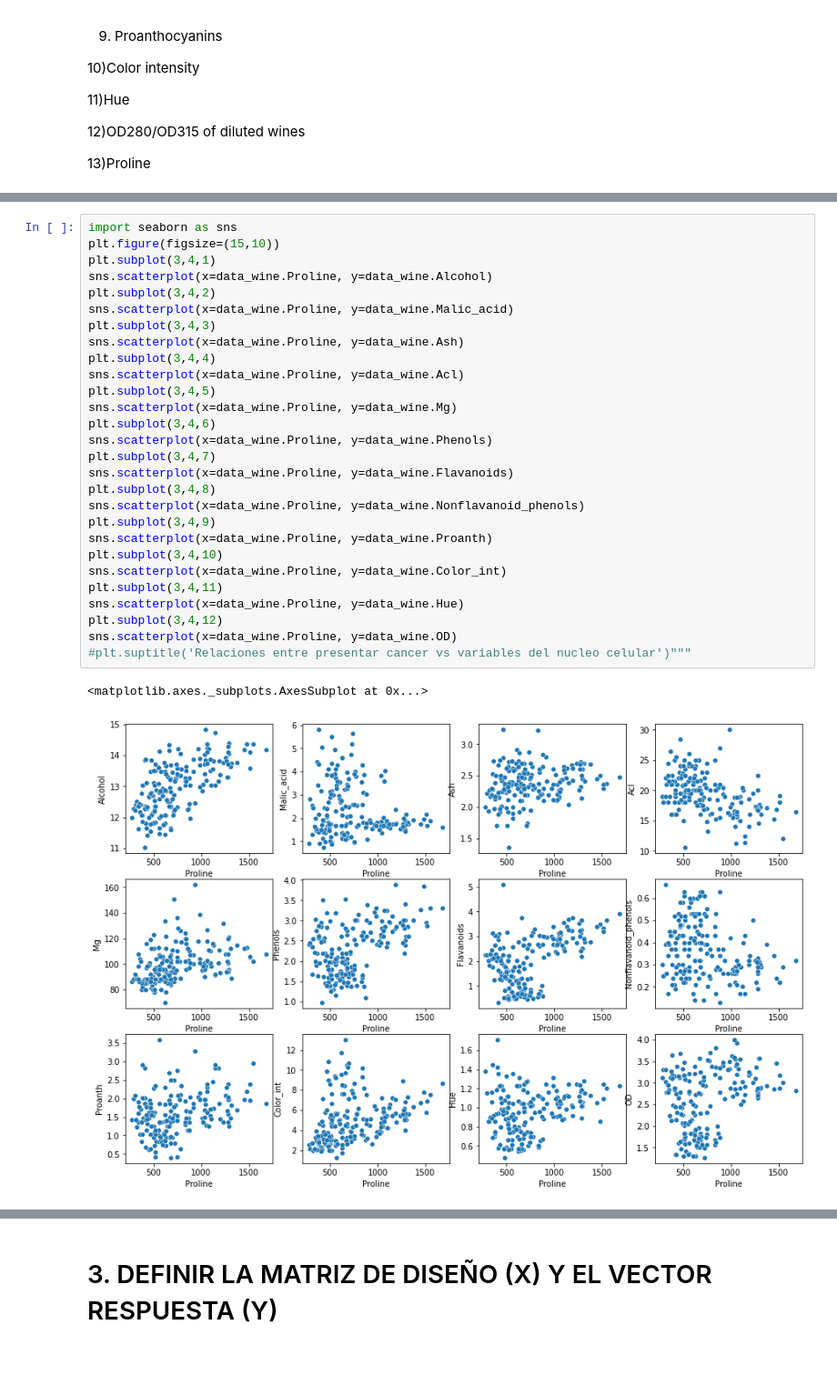
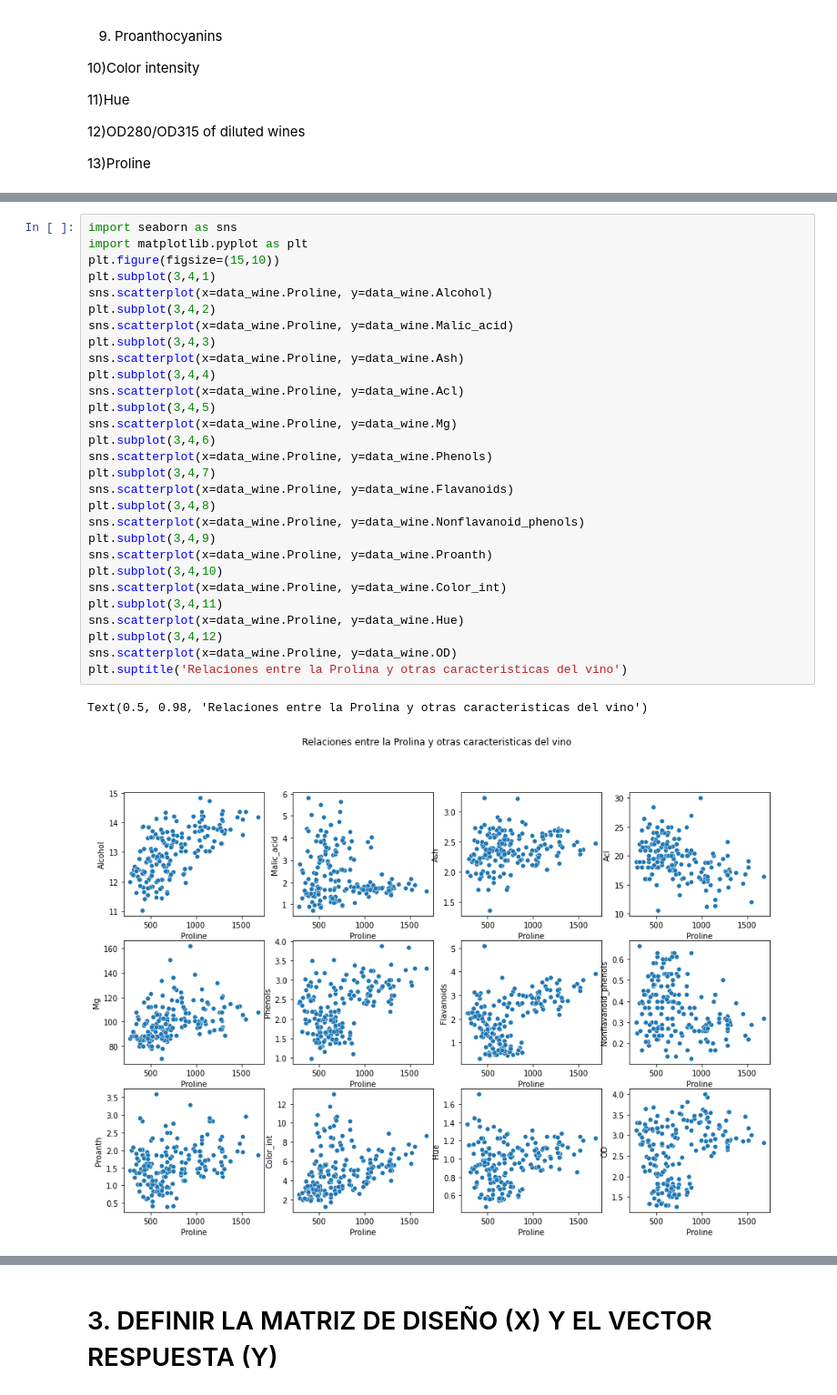
Before and after one commit to nicollcr/Nicoll_CrespoRoncallo_KC, a Jupyter notebook: SEMANA8/TallerSemana8_NicollCrespo.ipynb, the cells around one changed output, grey strips where cells are left out. Shown at 91% size. Cells and saved outputs as stored; diff of their text form; blank space fills up the shorter version.

```diff
--- a/SEMANA8/TallerSemana8_NicollCrespo.ipynb
+++ b/SEMANA8/TallerSemana8_NicollCrespo.ipynb
@@ -82,32 +82,33 @@ data_wine.describe()
 | max | 3.000000 | 14.830000 | 5.800000 | 3.230000 | 30.000000 | 162.000000 | 3.880000 | 5.080000 | 0.660000 | ... |
 # %%
 import seaborn as sns
+import matplotlib.pyplot as plt
 plt.figure(figsize=(15,10))
 plt.subplot(3,4,1)
 sns.scatterplot(x=data_wine.Proline, y=data_wine.Alcohol)
 plt.subplot(3,4,2)
 sns.scatterplot(x=data_wine.Proline, y=data_wine.Malic_acid)
 plt.subplot(3,4,3)
 sns.scatterplot(x=data_wine.Proline, y=data_wine.Ash)
 plt.subplot(3,4,4)
 sns.scatterplot(x=data_wine.Proline, y=data_wine.Acl)
 plt.subplot(3,4,5)
 sns.scatterplot(x=data_wine.Proline, y=data_wine.Mg)
 plt.subplot(3,4,6)
 sns.scatterplot(x=data_wine.Proline, y=data_wine.Phenols)
 plt.subplot(3,4,7)
 sns.scatterplot(x=data_wine.Proline, y=data_wine.Flavanoids)
 plt.subplot(3,4,8)
 sns.scatterplot(x=data_wine.Proline, y=data_wine.Nonflavanoid_phenols)
 plt.subplot(3,4,9)
 sns.scatterplot(x=data_wine.Proline, y=data_wine.Proanth)
 plt.subplot(3,4,10)
 sns.scatterplot(x=data_wine.Proline, y=data_wine.Color_int)
 plt.subplot(3,4,11)
 sns.scatterplot(x=data_wine.Proline, y=data_wine.Hue)
 plt.subplot(3,4,12)
 sns.scatterplot(x=data_wine.Proline, y=data_wine.OD)
-#plt.suptitle('Relaciones entre presentar cancer vs variables del nucleo celular')"""
+plt.suptitle('Relaciones entre la Prolina y otras caracteristicas del vino')
 # %% [output]
-<matplotlib.axes._subplots.AxesSubplot at 0x...>
+Text(0.5, 0.98, 'Relaciones entre la Prolina y otras caracteristicas del vino')
-[figure, old version]
+[figure, new version]
```
Also changed, not shown: parts of 13 cells of this notebook.
